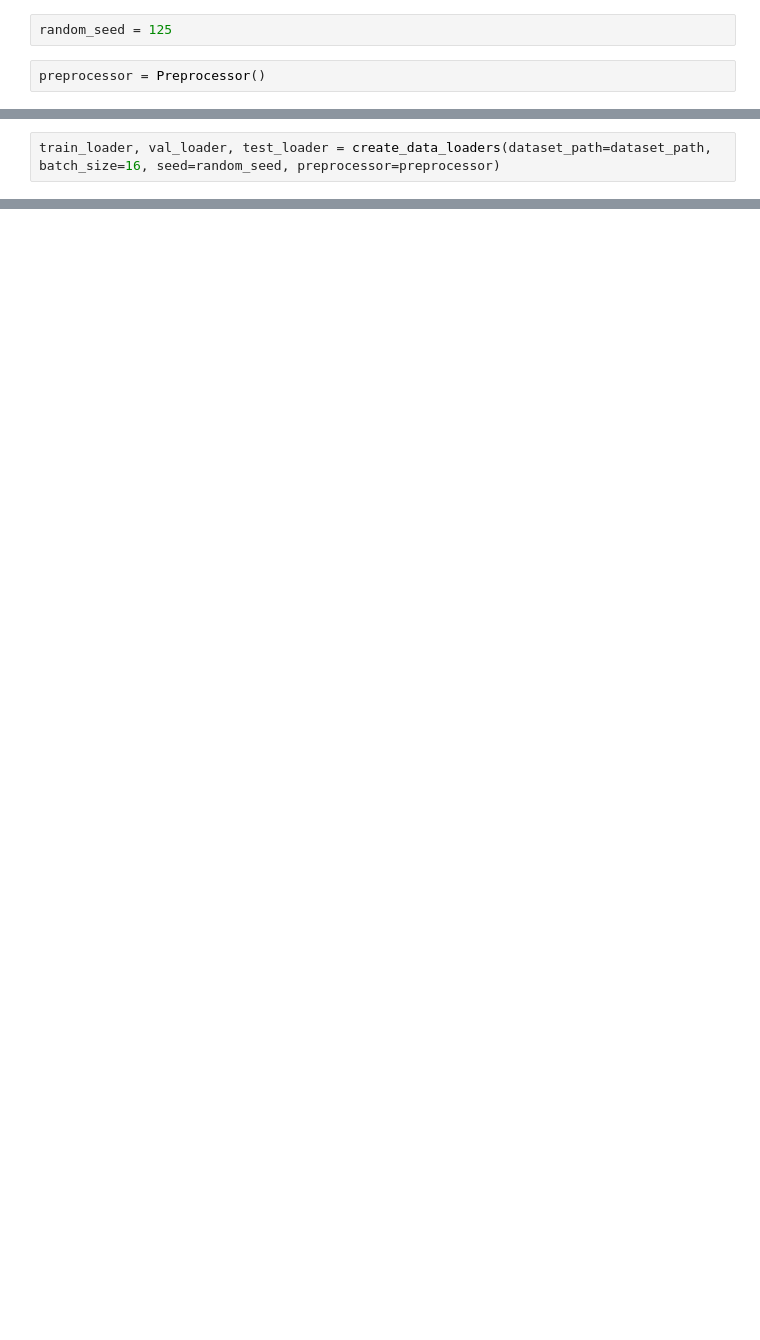
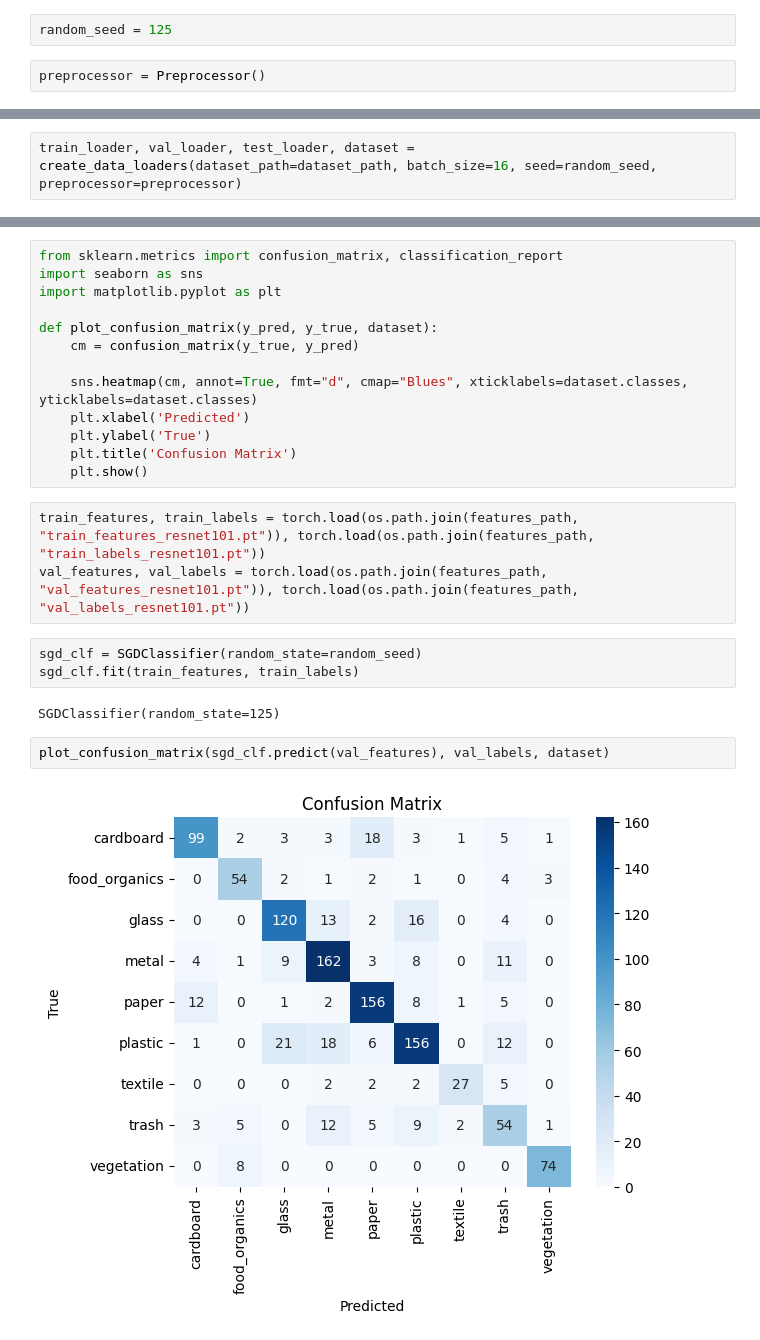
Before and after one commit to acharuza/recycling_app, a Jupyter notebook: backend/notebooks/model_experiments3.ipynb, the cells around one changed output, grey strips where cells are left out. Saved outputs shown, nothing was run; the diff lists cells and outputs as text; blank space fills up the shorter version.

```diff
--- a/backend/notebooks/model_experiments3.ipynb
+++ b/backend/notebooks/model_experiments3.ipynb
@@ -15,4 +21,4 @@ dataset_path = os.path.join(os.path.dirname(os.getcwd()), "data", "raw")
 # %%
-train_loader, val_loader, test_loader = create_data_loaders(dataset_path=dataset_path, batch_size=16, seed=random_seed, preprocessor=preprocessor)
+train_loader, val_loader, test_loader, dataset = create_data_loaders(dataset_path=dataset_path, batch_size=16, seed=random_seed, preprocessor=preprocessor)
 # %%
 feature_extractor_resnet101 = FeatureExtractor("resnet101")
@@ -32,0 +104,25 @@ Downloading: "https://download.pytorch.org/models/vgg19-dcbb9e9d.pth" to C:\User
+# %%
+from sklearn.metrics import confusion_matrix, classification_report
+import seaborn as sns
+import matplotlib.pyplot as plt
+
+def plot_confusion_matrix(y_pred, y_true, dataset):
+    cm = confusion_matrix(y_true, y_pred)
+
+    sns.heatmap(cm, annot=True, fmt="d", cmap="Blues", xticklabels=dataset.classes, yticklabels=dataset.classes)
+    plt.xlabel('Predicted')
+    plt.ylabel('True')
+    plt.title('Confusion Matrix')
+    plt.show()
+# %%
+train_features, train_labels = torch.load(os.path.join(features_path, "train_features_resnet101.pt")), torch.load(os.path.join(features_path, "train_labels_resnet101.pt"))
+val_features, val_labels = torch.load(os.path.join(features_path, "val_features_resnet101.pt")), torch.load(os.path.join(features_path, "val_labels_resnet101.pt"))
+# %%
+sgd_clf = SGDClassifier(random_state=random_seed)
+sgd_clf.fit(train_features, train_labels)
+# %% [output]
+SGDClassifier(random_state=125)
+# %%
+plot_confusion_matrix(sgd_clf.predict(val_features), val_labels, dataset)
+# %% [output]
+[figure, added]
```
Also changed, not shown: parts of 34 cells of this notebook, 1 other file.
